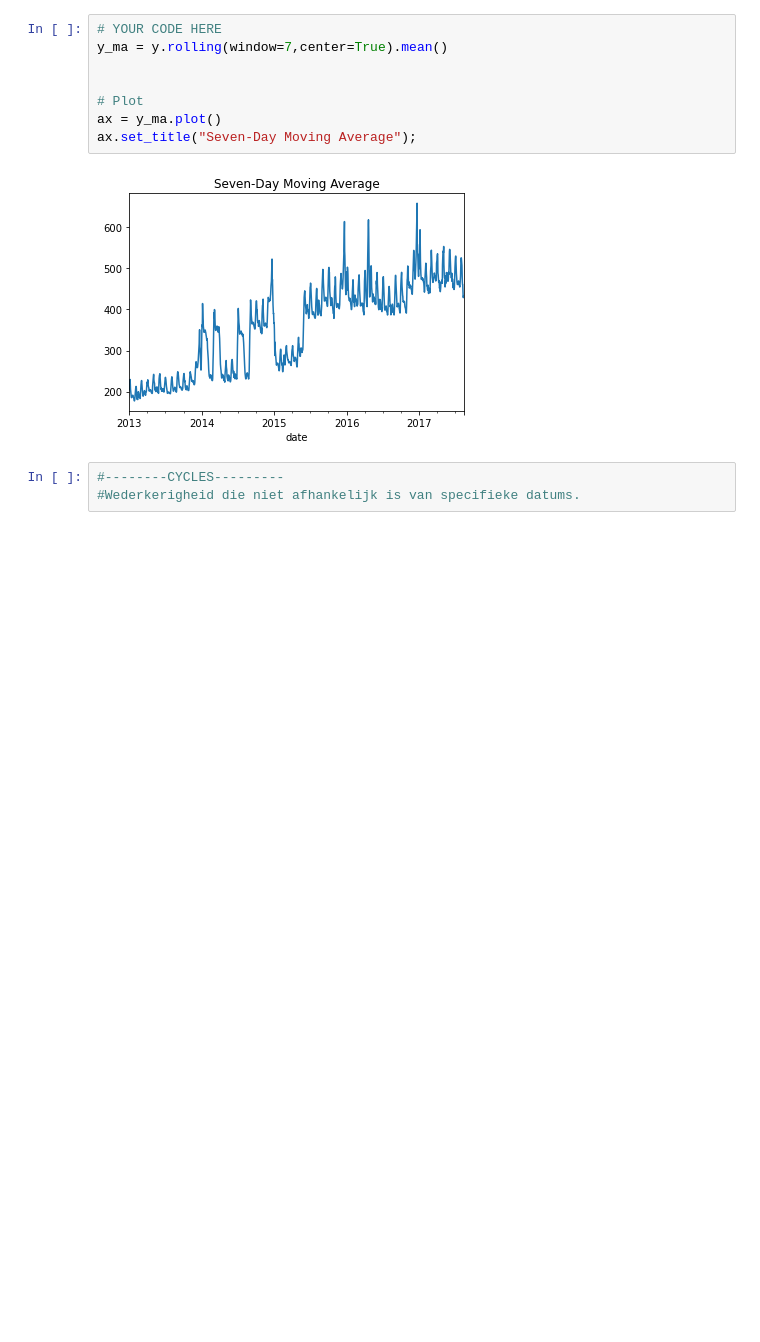
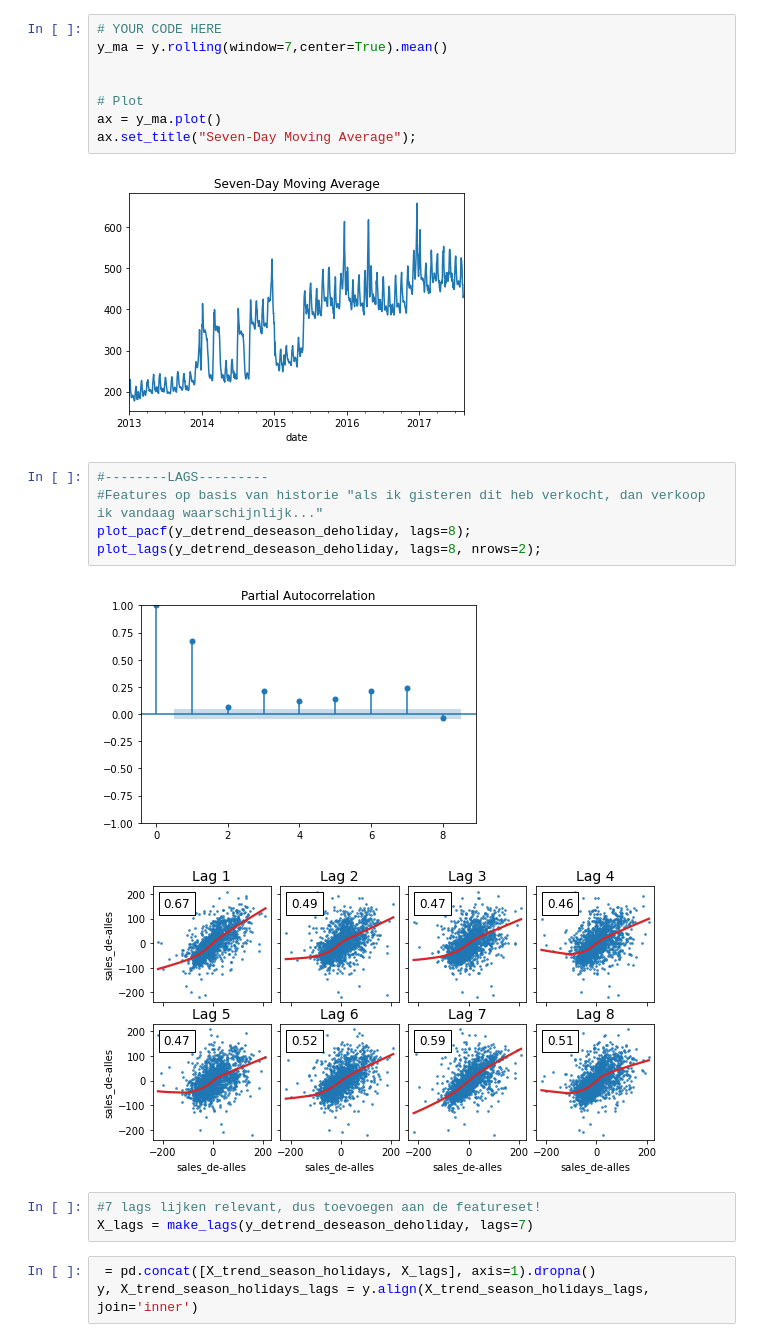
Before and after one commit to safersephy/ML-practice-2021, a Jupyter notebook: TS/TS.ipynb, the cells around one changed output. Cells and saved outputs as stored; diff of their text form; blank space fills up the shorter version.

```diff
--- a/TS/TS.ipynb
+++ b/TS/TS.ipynb
@@ -374,5 +439,16 @@ ax.set_title("Seven-Day Moving Average");
 # %% [output]
 [figure]
 # %%
-#--------CYCLES---------
-#Wederkerigheid die niet afhankelijk is van specifieke datums.
+#--------LAGS---------
+#Features op basis van historie "als ik gisteren dit heb verkocht, dan verkoop ik vandaag waarschijnlijk..."
+plot_pacf(y_detrend_deseason_deholiday, lags=8);
+plot_lags(y_detrend_deseason_deholiday, lags=8, nrows=2);
+# %% [output]
+[figure, added]
+[figure, added]
+# %%
+#7 lags lijken relevant, dus toevoegen aan de featureset!
+X_lags = make_lags(y_detrend_deseason_deholiday, lags=7)
+# %%
+ = pd.concat([X_trend_season_holidays, X_lags], axis=1).dropna()
+y, X_trend_season_holidays_lags = y.align(X_trend_season_holidays_lags, join='inner')
```
Also changed, not shown: parts of 4 cells of this notebook.
